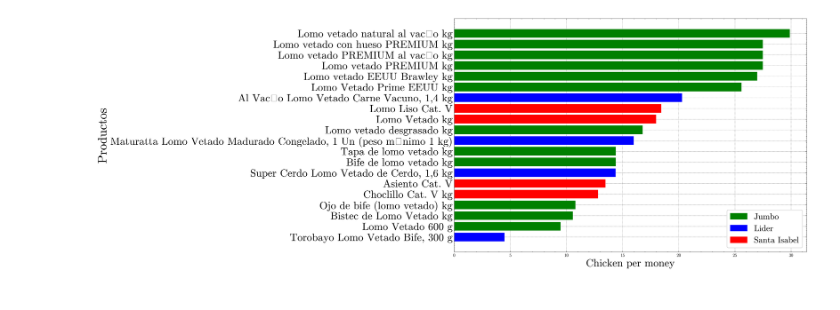
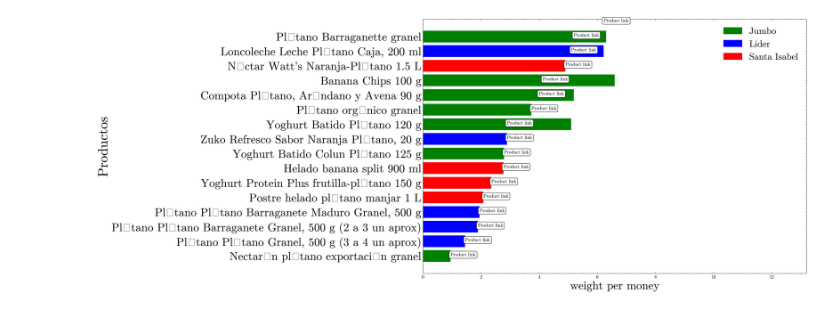
Before and after one commit to Sebas-Cab/Pryce-tracker, a Jupyter notebook: webscrapping.ipynb, the cells around one changed output. Saved outputs shown, nothing was run; the diff lists cells and outputs as text; code cells hidden in the pictures.

```diff
--- a/webscrapping.ipynb
+++ b/webscrapping.ipynb
@@ -117,3 +120,16 @@ def price_detector(busqueda):
     full_list = pd.concat([df_jumbo, df_lider, df_santaisabel], axis=0)
     full_list = full_list.sort_values(by='weight/price', ascending=True)
     return full_list
+# %%
+import matplotlib.pyplot as plt
+import scienceplots
+import seaborn as sns
+import warnings
+import numpy as np
+import re
+warnings.filterwarnings("ignore", category=DeprecationWarning)
+warnings.filterwarnings("ignore", category=UserWarning)
+plt.style.use(['science','no-latex'])
+busqueda = 'platano'
+full_product_list = price_detector(busqueda)
+full_product_list
@@ -120,43 +138,42 @@ def price_detector(busqueda):
 # %%
-import matplotlib.pyplot as plt
-import scienceplots as sp
-import seaborn as sns
-import warnings
-import numpy as np
-import re
-warnings.filterwarnings("ignore", category=DeprecationWarning)
-warnings.filterwarnings("ignore", category=UserWarning)
-
-plt.style.use(['science','grid','no-latex'])
-
-busqueda = 'lomo vetado'
-full_product_list = price_detector(busqueda)
-full_product_list
 
 def ploting(df):
     products = df['Product']
-    chicken_per_money = df['weight/price']
+    weight_per_money = df['weight/price']
     supermarket = df['supermarket']
+    links = df['Link']
+
     plt.figure(figsize=(15, 10), dpi=200)
+    #increase figure margins
+    plt.margins(x=1)
     #if the supermarket is jumbo, the bar will be blue, if it is lider, the bar will be red
-    for i in range(20):
+    for i in range(19):
         if supermarket.iloc[i] == 'Jumbo':
-            plt.barh(products.iloc[i], chicken_per_money.iloc[i], color = 'green')
+
+            bars = plt.barh(products.iloc[i], weight_per_money.iloc[i], color = 'green')
+
         elif supermarket.iloc[i] == 'Lider':
-            plt.barh(products.iloc[i], chicken_per_money.iloc[i], color = 'blue')
+
+            bars = plt.barh(products.iloc[i], weight_per_money.iloc[i], color = 'blue')
+
         elif supermarket.iloc[i] == 'Santa Isabel':
-            plt.barh(products.iloc[i], chicken_per_money.iloc[i], color = 'red')
-    #add the name of the supermarket to the legend, respecting the order of the supermarket colors
+
+            bars = plt.barh(products.iloc[i], weight_per_money.iloc[i], color = 'red')
+
+        plt.annotate('Product link', (weight_per_money.iloc[i], products.iloc[i]), xytext=(weight_per_money.iloc[i], products.iloc[i]), textcoords='offset points', fontsize=10,
+                    ha='center', va='bottom', bbox=dict(boxstyle='round,pad=0.5', fc='khaki', alpha=0.5))
+
     leg = plt.legend(['Jumbo', 'Lider', 'Santa Isabel'], fontsize=20)
     leg.legendHandles[0].set_color('Green')
     leg.legendHandles[1].set_color('Blue')
     leg.legendHandles[2].set_color('Red')
-    plt.yticks(fontsize=25)
-    plt.xlabel('Chicken per money', fontsize=25)
+    plt.yticks(fontsize=20)
+    plt.xlabel('weight per money', fontsize=25)
     plt.ylabel('Productos', fontsize=30)
     plt.yticks(fontsize=25)
+    plt.savefig('products.pdf')
 
 ploting(full_product_list)
 plt.show()
 # %% [output]
-[figure, old version]
+[figure, new version]
```
Also changed, not shown: parts of 4 cells of this notebook.
